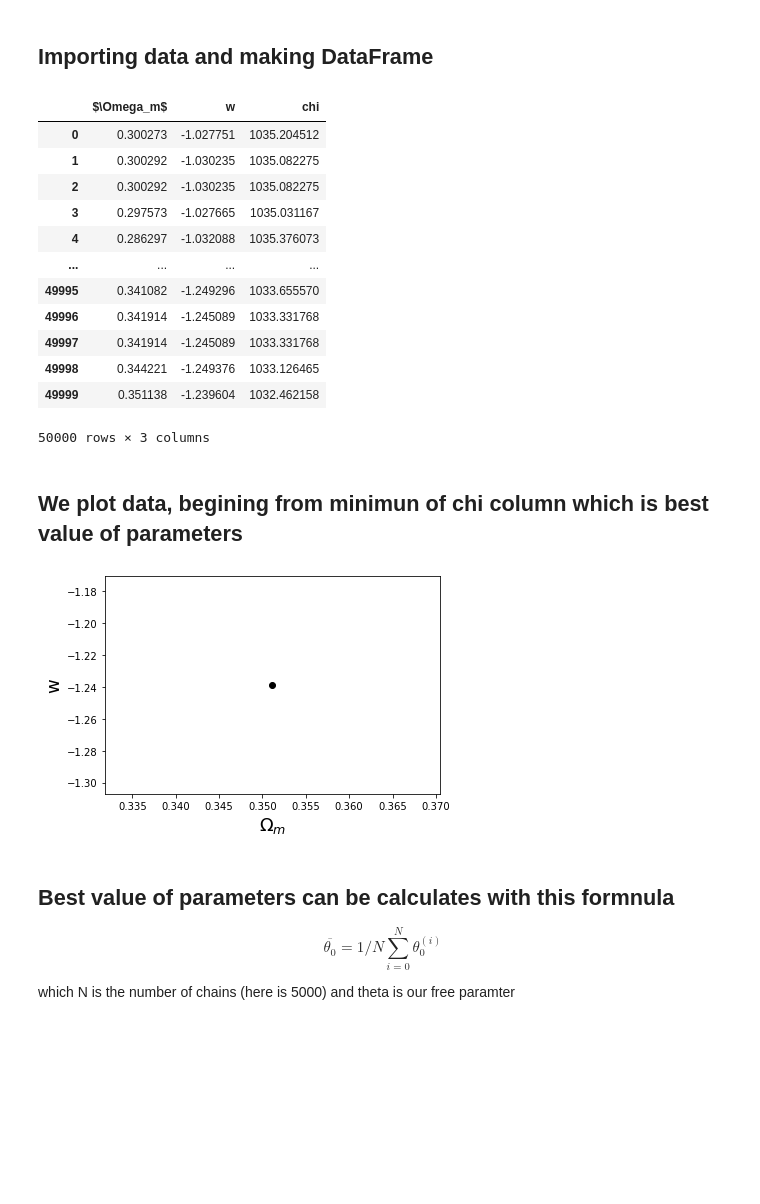
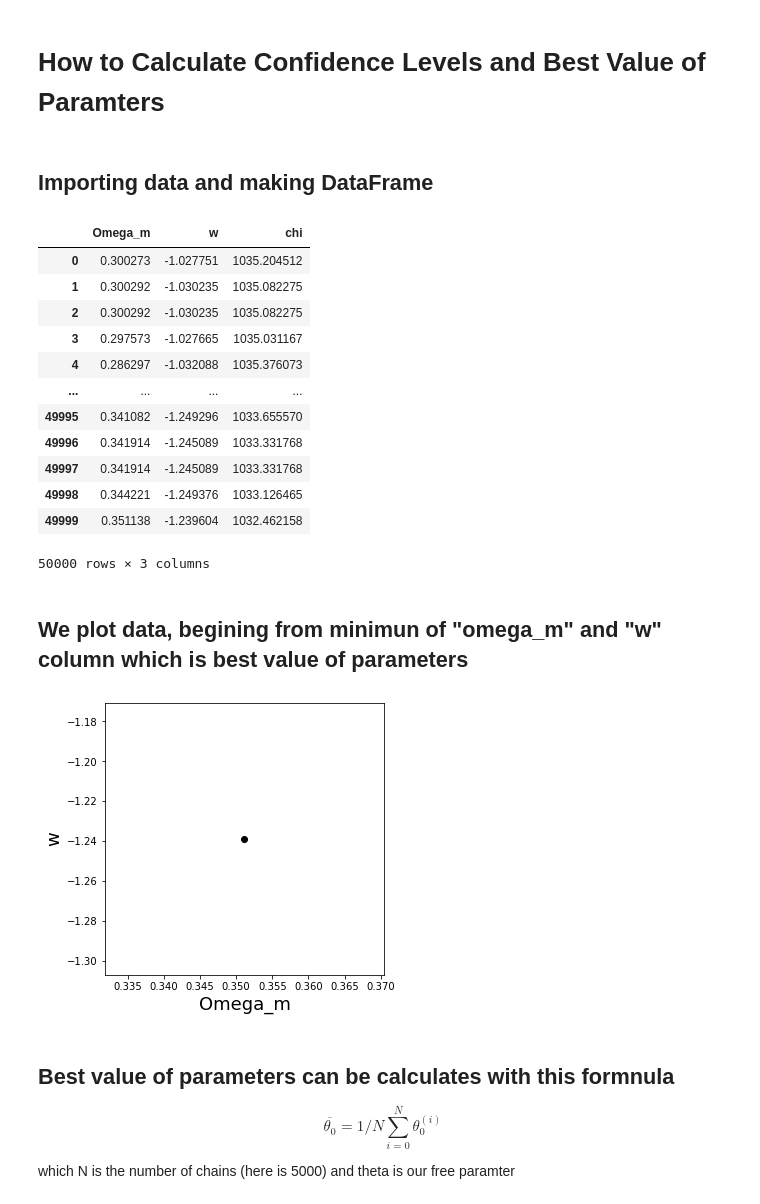
Before and after one commit to nooshinehz/Best_values_and_contours, a Jupyter notebook: countors_MCMC.ipynb, the cells around one changed output. Saved outputs shown, nothing was run; the diff lists cells and outputs as text; code cells hidden in the pictures; blank space fills up the shorter version.

Commit message:
Changed erros of parameters

```diff
--- a/countors_MCMC.ipynb
+++ b/countors_MCMC.ipynb
@@ -1,3 +1,5 @@
+# %% [markdown]
+# How to Calculate Confidence Levels and Best Value of Paramters
 # %%
 %matplotlib inline
 import pandas as pd
@@ -37,11 +40,12 @@ data=np.genfromtxt(path_data)
 df=pd.DataFrame(data)
 
 # Eliminating some extra columns
-df.columns=[ 'ones', 'zeros' ,r'$\Omega_m$', 'w', 'chi']
+# df.columns=[ 'ones', 'zeros' ,r'$\Omega_m$', 'w', 'chi']
+df.columns=[ 'ones', 'zeros' ,'Omega_m', 'w', 'chi']
 df=df.drop(['ones', 'zeros'], axis=1)
 df
 # %% [output]
-|  | $\Omega_m$ | w | chi |
+|  | Omega_m | w | chi |
 | 0 | 0.300273 | -1.027751 | 1035.204512 |
 | 1 | 0.300292 | -1.030235 | 1035.082275 |
 | 2 | 0.300292 | -1.030235 | 1035.082275 |
@@ -55,18 +59,18 @@ df
 | 49999 | 0.351138 | -1.239604 | 1032.462158 |
 50000 rows × 3 columns
 # %% [markdown]
-## We plot data, begining from minimun of chi column which is best value of parameters
+## We plot data, begining from minimun of "omega_m" and "w" column which is best value of parameters
 # %%
 first_spot=df.iloc[df[['chi']].idxmin()] # We Need ID of Minimum  Point
 fp=pd.DataFrame(first_spot)
 
 # Then We Form Parameter Space and Plot "omega_m" and "w" Columns of Minimum  Point
 
-plt.plot( fp[r'$\Omega_m$'], fp['w'], 'ko' )
-plt.xlabel(r'$\Omega_m$', fontsize = 18);
+plt.plot( fp['Omega_m'], fp['w'], 'ko' )
+plt.xlabel('Omega_m', fontsize = 18);
 plt.ylabel('w', fontsize = 18);
 # %% [output]
-[figure, old version]
+[figure, new version]
 # %% [markdown]
 ## Best value of parameters can be calculates with this formnula
 
```
Also changed, not shown: parts of 10 cells of this notebook.
